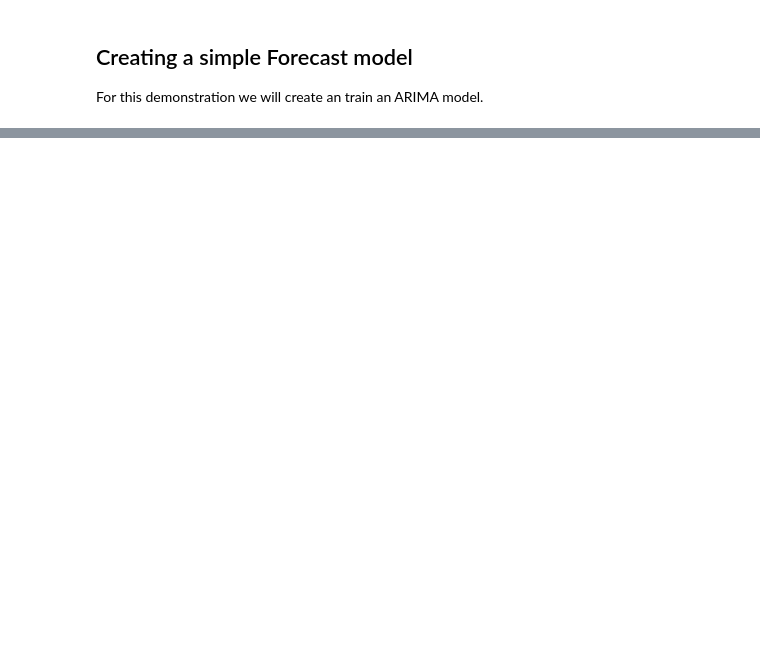
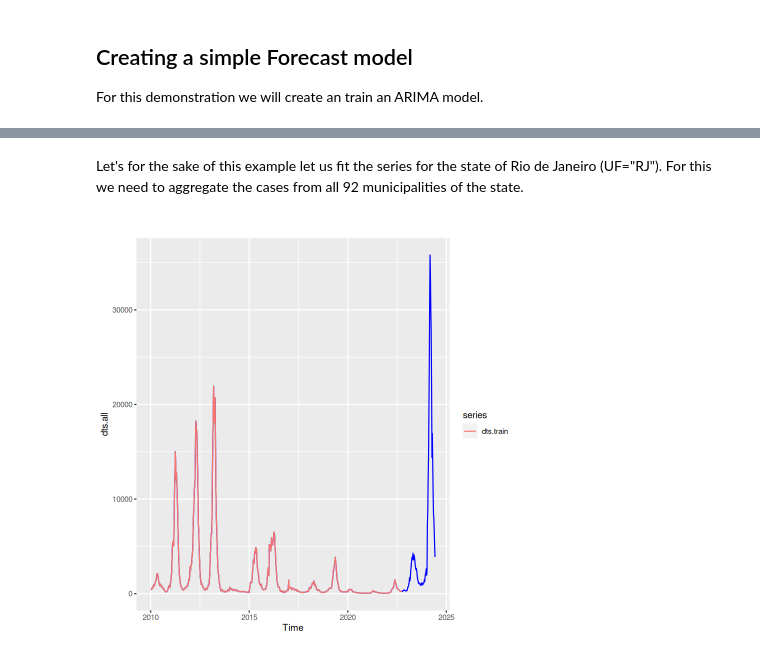
Before and after one commit to Mosqlimate-project/sprint-template, a Jupyter notebook: Demo Notebooks/R demo.ipynb, the cells around one changed output, grey strips where cells are left out. Saved outputs shown, nothing was run; the diff lists cells and outputs as text; code cells hidden in the pictures; blank space fills up the shorter version.

```diff
--- a/Demo Notebooks/R demo.ipynb
+++ b/Demo Notebooks/R demo.ipynb
@@ -90,3 +80,15 @@ Registered S3 method overwritten by 'quantmod':
 ✖ lubridate::yday()    masks data.table::yday()
 ✖ lubridate::year()    masks data.table::year()
 ℹ Use the conflicted package (<http://conflicted.r-lib.org/>) to force all conflicts to become errors
+# %% [markdown]
+Let's for the sake of this example let us fit the series for the state of Rio de Janeiro (UF="RJ"). For this we need to aggregate the cases from all 92 municipalities of the state.
+# %%
+dtRJ <- data %>% filter(uf == "RJ") %>% group_by(SE) %>% summarize(casos=sum(casos)) %>% arrange(SE)
+# %%
+dts.all <- ts(dtRJ$casos, start = c(2010, 01), end = c(2024,23), frequency = 52)
+dts.train <- ts(dtRJ$casos[1:which(dtRJ$SE == 202240)], start = c(2010, 01), end = c(2022,40), frequency = 52)
+
+autoplot(dts.all, colour="blue")+
+autolayer(dts.train)
+# %% [output]
+[figure, added]
```
Also changed, not shown: parts of 8 cells of this notebook.
